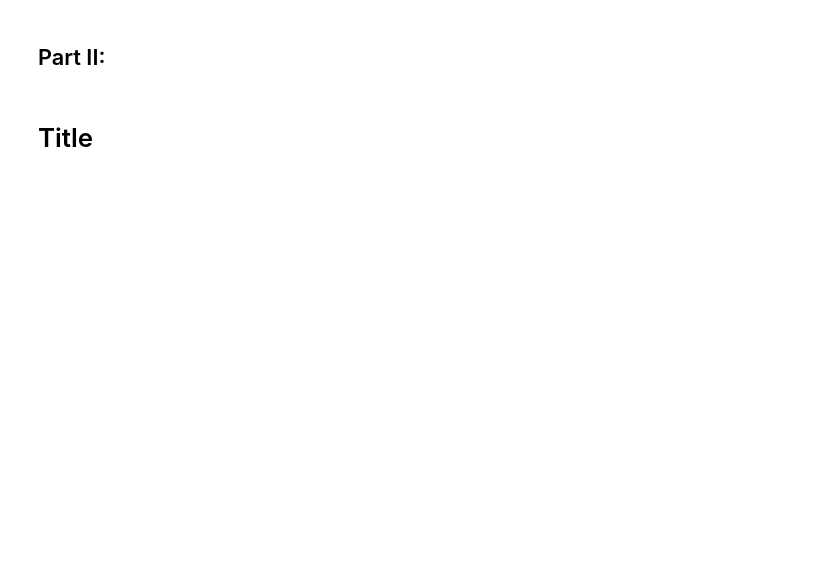
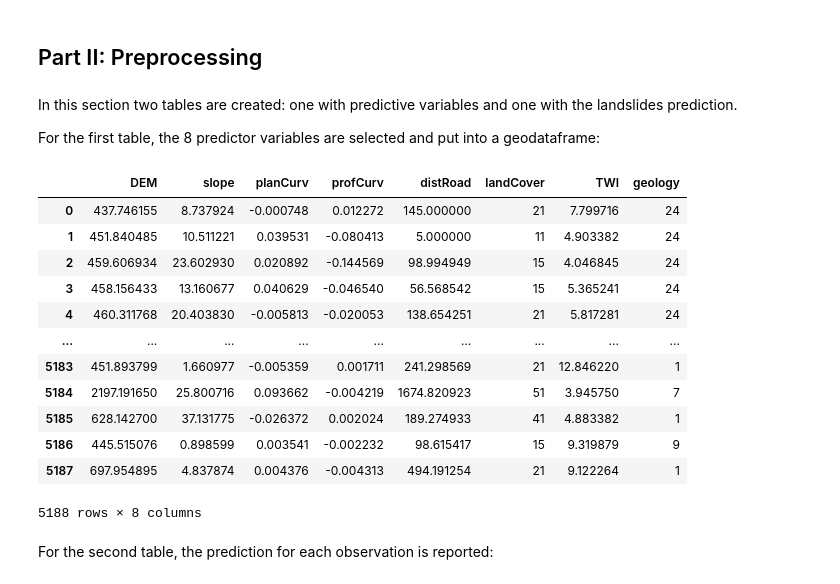
Before and after one commit to AlePol27/2022_ML_Earth_Env_Sci, a Jupyter notebook: Final_Project.ipynb, the cells around one changed output. Drawn from its saved outputs; the diff is of its cells as text; code cells hidden in the pictures; blank space fills up the shorter version.

```diff
--- a/Final_Project.ipynb
+++ b/Final_Project.ipynb
@@ -10,0 +82,4 @@ Text
+# %%
+import pandas as pd
+vardf = pd.read_csv('LS_good_5m_pro.csv', delimiter=',')
+testdf = pd.read_csv('testDF.csv', delimiter=',')
@@ -10,0 +93,5 @@ Text
+# %%
+vardf = gpd.GeoDataFrame(vardf,
+                      geometry=gpd.points_from_xy(np.float64(vardf.x),
+                                                  np.float64(vardf.y)))
+vardf.head()
@@ -11,4 +117,34 @@ Text
 # %% [markdown]
-## Part II:
+## Part II: Preprocessing
-# %% [markdown]
-# Title
+# %% [markdown]
+In this section two tables are created: one with predictive variables and one with the landslides prediction.
+
+For the first table, the 8 predictor variables are selected and put into a geodataframe:
+# %%
+DEM = vardf.DEM
+slope = vardf.slope
+planCurv = vardf.planCurv
+profCurv = vardf.profCurv
+distRoad = vardf.distRoad
+landCover = vardf.landCover
+TWI = vardf.TWI
+geology = vardf.geology
+# %%
+data = gpd.GeoDataFrame({'DEM':DEM, 'slope':slope, 'planCurv':planCurv, 'profCurv':profCurv, 'distRoad':distRoad, 'landCover':landCover, 'TWI':TWI, 'geology':geology})
+data
+# %% [output]
+|  | DEM | slope | planCurv | profCurv | distRoad | landCover | TWI | geology |
+| 0 | 437.746155 | 8.737924 | -0.000748 | 0.012272 | 145.000000 | 21 | 7.799716 | 24 |
+| 1 | 451.840485 | 10.511221 | 0.039531 | -0.080413 | 5.000000 | 11 | 4.903382 | 24 |
+| 2 | 459.606934 | 23.602930 | 0.020892 | -0.144569 | 98.994949 | 15 | 4.046845 | 24 |
+| 3 | 458.156433 | 13.160677 | 0.040629 | -0.046540 | 56.568542 | 15 | 5.365241 | 24 |
+| 4 | 460.311768 | 20.403830 | -0.005813 | -0.020053 | 138.654251 | 21 | 5.817281 | 24 |
+| ... | ... | ... | ... | ... | ... | ... | ... | ... |
+| 5183 | 451.893799 | 1.660977 | -0.005359 | 0.001711 | 241.298569 | 21 | 12.846220 | 1 |
+| 5184 | 2197.191650 | 25.800716 | 0.093662 | -0.004219 | 1674.820923 | 51 | 3.945750 | 7 |
+| 5185 | 628.142700 | 37.131775 | -0.026372 | 0.002024 | 189.274933 | 41 | 4.883382 | 1 |
+| 5186 | 445.515076 | 0.898599 | 0.003541 | -0.002232 | 98.615417 | 15 | 9.319879 | 9 |
+| 5187 | 697.954895 | 4.837874 | 0.004376 | -0.004313 | 494.191254 | 21 | 9.122264 | 1 |
+5188 rows × 8 columns
+# %% [markdown]
+For the second table, the prediction for each observation is reported:
```
Also changed, not shown: parts of 49 cells of this notebook.
